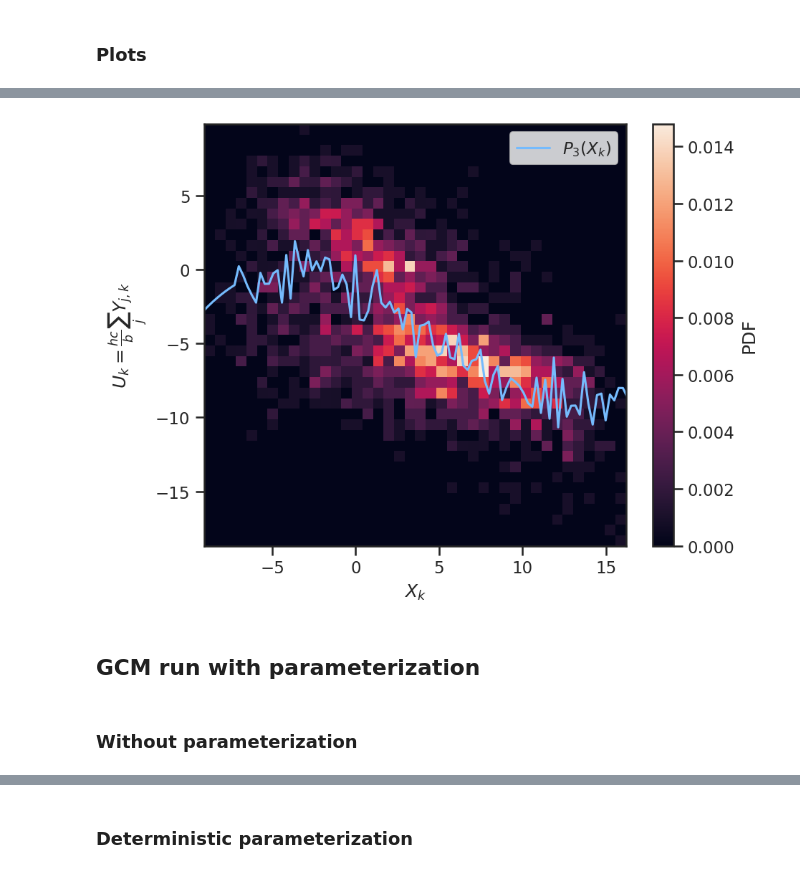
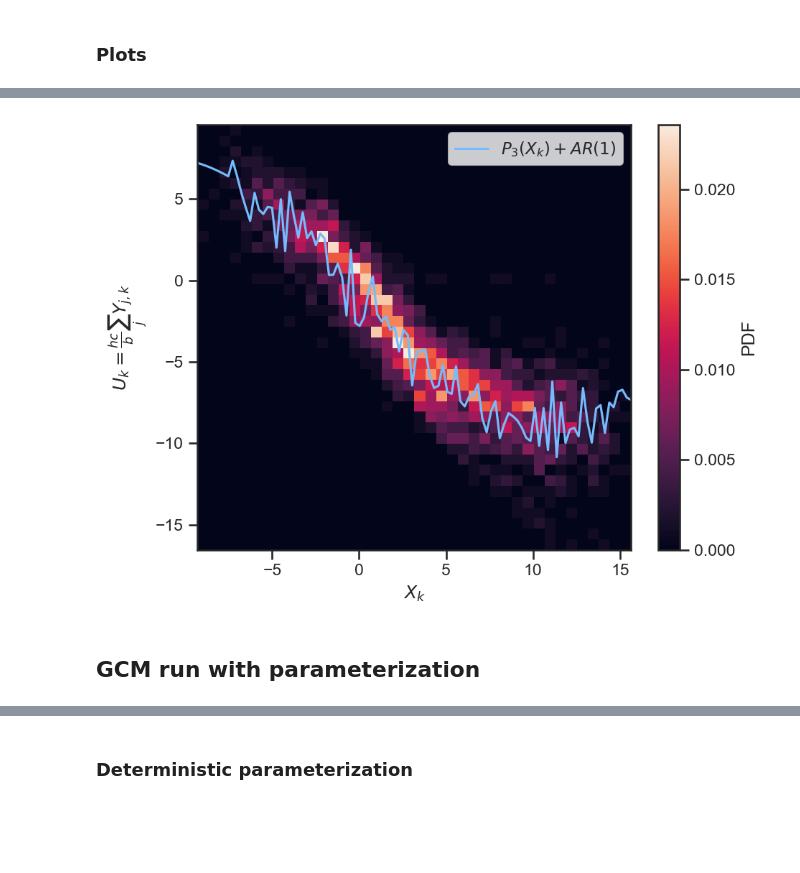
Before and after one commit to cubeme/stochastic_uncertainty, a Jupyter notebook: notebooks/ensemble_runs.ipynb, the cells around one changed output, grey strips where cells are left out. Drawn from its saved outputs; the diff is of its cells as text; code cells hidden in the pictures; blank space fills up the shorter version.

```diff
--- a/notebooks/ensemble_runs.ipynb
+++ b/notebooks/ensemble_runs.ipynb
@@ -36,7 +40,8 @@ Path(figures_folder).mkdir(parents=True, exist_ok=True)
 extra_ident = ''
 # %%
 dpi = 150
-save_plots = True
+save_plots = False
+save_folder = figures_folder if save_plots else ""
 # %% [markdown]
 Define parameters according to Arnold et al. 2013.
 # %%
@@ -55,17 +62,18 @@ FLAGS['seed'] = 17
 # %% [markdown]
 ## Truth simulation: Two time-scale L96
 # %%
-FLAGS['solver'] = 'solve_ivp'
+FLAGS['solver'] = 'manual'
 FLAGS['solver_method'] = 'DOP853' # RK45, DOP853 (RK8). Only used when 'method' is a scipy solver
 FLAGS['si'] = 0.1
-FLAGS['dt'] = 0.001
-FLAGS['t_total'] = 300
+FLAGS['dt'] = 1e-3
+FLAGS['t_total'] = t_total
 FLAGS['train_perc'] = 0.1
+FLAGS['t_spin_up'] = 30
 # %%
 m = L96(FLAGS['K'], FLAGS['J'], FLAGS['F'], FLAGS['h'],
         FLAGS['b'], FLAGS['c'], seed=FLAGS['seed'])
-# Spin up model for 3 days
+# Spin up model
 # `store=True` saves the final state as an initial condition for the next run.
-x, y, t = m.run(si=FLAGS['si'], t_total=10, store=True,
+x, y, t = m.run(si=FLAGS['si'], t_total=FLAGS['t_spin_up'], store=True,
                 solver=FLAGS['solver'], solver_method=FLAGS['solver_method'])
 init_conditions = m.x
@@ -76,5 +80,5 @@ np.float64(10.0)
 # %%
 # Run the model and return the true coupling term u
-x_true, y_true, t, u = \
-    m.run(FLAGS['si'], FLAGS['t_total'], dt=FLAGS['dt'],
-          solver=FLAGS['solver'], solver_method=FLAGS['solver_method'], store=True, return_coupling=True)
+%time x_true, y_true, t, u = \
+    m.run(FLAGS['si'], FLAGS['t_total'], dt=FLAGS['dt'], solver=FLAGS['solver'], \
+        solver_method=FLAGS['solver_method'], store=True, return_coupling=True)
@@ -248,35 +172,12 @@ if save_plots:
 # %%
-sns.set_theme(style='ticks', palette='rocket', color_codes=True)
+fig = plot_x_u_distribution_with_stochastic_polynomial_fit(x_train, u_train,
+                                                           p3_coefs, phi, sigma_e,
+                                                           dpi=dpi, poly_label="$P_3(X_k) + AR(1)$",
+                                                           output_folder=save_folder, config=FLAGS)
 
-# plot fit
-plt.figure(dpi=dpi)
-
-
-# 2D histogram of X vs U
-plt.hist2d(x_train.flatten(), u_train.flatten(),
-           bins=40, density=True, cmap='rocket')
-plt.xlabel("$X_k$")
-plt.ylabel(r"$U_k = \frac{hc}{b}\sum_j Y_{j,k}$")
-plt.colorbar(label="PDF")
-
-poly.polyval(x_train, p3_coefs)
-ar1_noise_plot = compute_ar1_noise(
-    phi, sigma_e, poly.polyval(x_train, p3_coefs).shape[0], seed=FLAGS['seed'])
-
-plot_x = np.linspace(x_train.flatten().min(), x_true.flatten().max(), 100)
-
-plt.plot(plot_x, poly.polyval(plot_x, p3_coefs) + ar1_noise_plot.flatten()
-         [:poly.polyval(plot_x, p3_coefs).shape[0]], color='xkcd:sky blue', label="$P_3(X_k)$")
-
-plt.tight_layout()
-plt.legend()
-
-if save_plots:
-    f_name = f"stoch_param_fit_c{FLAGS['c']}_dt{FLAGS['dt']}_si{FLAGS['si']}_time{FLAGS['t_total']}_rs{FLAGS['seed']}.pdf"
-    plt.savefig(os.path.join(figures_folder, f_name),
-                format="pdf", bbox_inches="tight")
+plt.show()
 # %% [output]
-[figure, old version]
+[figure, new version]
 # %% [markdown]
 ## GCM run with parameterization
 # %%
@@ -295,4 +198,2 @@ def run_gcm(gcm):
         return gcm(init_conditions, si=FLAGS['si'], t_total=FLAGS['t_total'], solver=FLAGS['solver'], solver_method=FLAGS['solver_method'])
-# %% [markdown]
-### Without parameterization
 # %%
```
Also changed, not shown: parts of 39 cells of this notebook, 34 other files.
